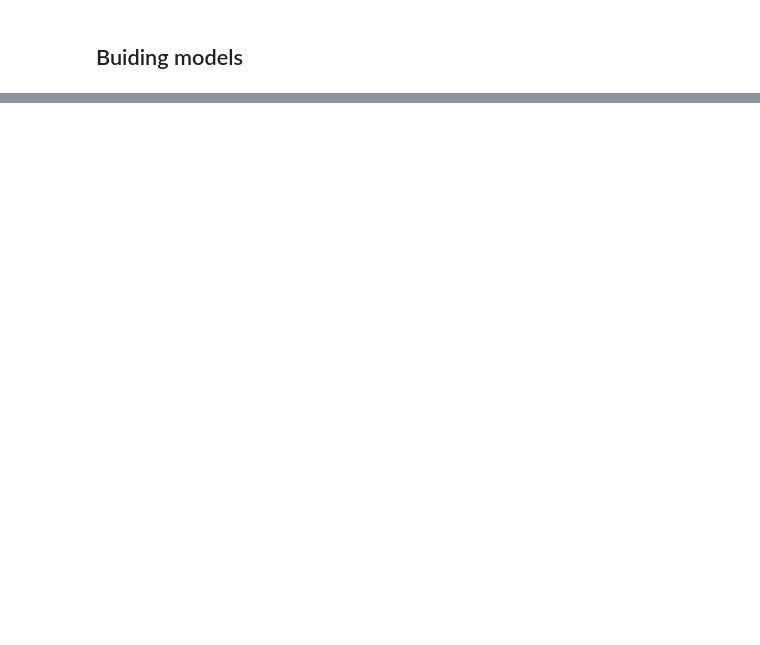
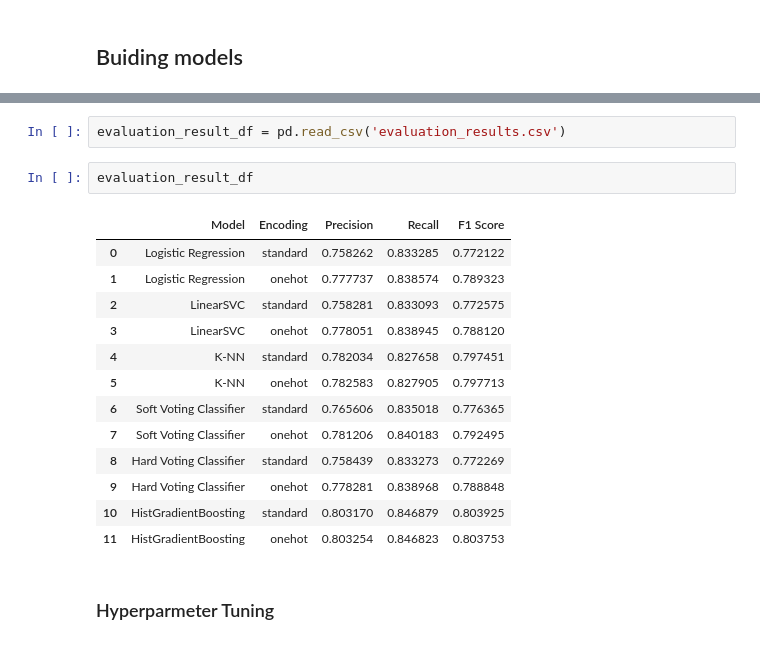
Before and after one commit to GEMCorp/CropDamage-Prediction, a Jupyter notebook: AAKTP.ipynb, the cells around one changed output, grey strips where cells are left out. Cells and saved outputs as stored; diff of their text form; blank space fills up the shorter version.

```diff
--- a/AAKTP.ipynb
+++ b/AAKTP.ipynb
@@ -735,0 +531,20 @@ plt.show()
+# %%
+evaluation_result_df = pd.read_csv('evaluation_results.csv')
+# %%
+evaluation_result_df
+# %% [output]
+|  | Model | Encoding | Precision | Recall | F1 Score |
+| 0 | Logistic Regression | standard | 0.758262 | 0.833285 | 0.772122 |
+| 1 | Logistic Regression | onehot | 0.777737 | 0.838574 | 0.789323 |
+| 2 | LinearSVC | standard | 0.758281 | 0.833093 | 0.772575 |
+| 3 | LinearSVC | onehot | 0.778051 | 0.838945 | 0.788120 |
+| 4 | K-NN | standard | 0.782034 | 0.827658 | 0.797451 |
+| 5 | K-NN | onehot | 0.782583 | 0.827905 | 0.797713 |
+| 6 | Soft Voting Classifier | standard | 0.765606 | 0.835018 | 0.776365 |
+| 7 | Soft Voting Classifier | onehot | 0.781206 | 0.840183 | 0.792495 |
+| 8 | Hard Voting Classifier | standard | 0.758439 | 0.833273 | 0.772269 |
+| 9 | Hard Voting Classifier | onehot | 0.778281 | 0.838968 | 0.788848 |
+| 10 | HistGradientBoosting | standard | 0.803170 | 0.846879 | 0.803925 |
+| 11 | HistGradientBoosting | onehot | 0.803254 | 0.846823 | 0.803753 |
+# %% [markdown]
+### Hyperparmeter Tuning
```
Also changed, not shown: parts of 37 cells of this notebook.
